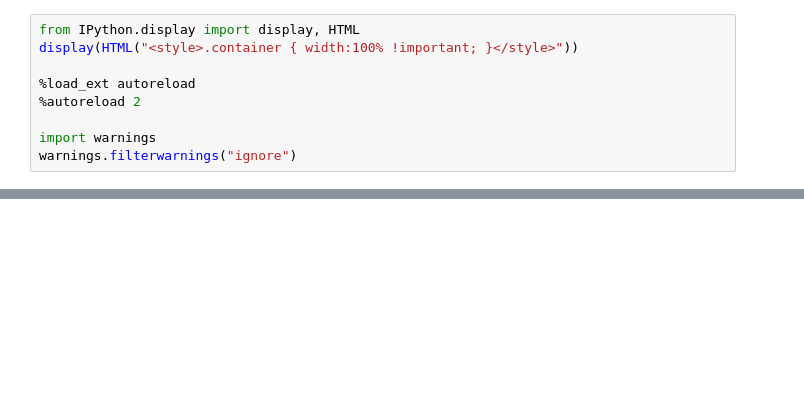
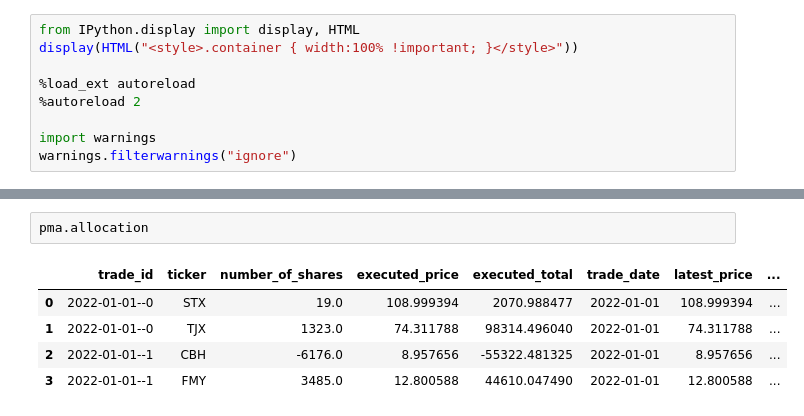
Before and after one commit to kevinyeungkevinyeung/factor_based_pairs_trading, a Jupyter notebook: main.ipynb, the cells around one changed output, grey strips where cells are left out. Cells and saved outputs as stored; diff of their text form; blank space fills up the shorter version.

```diff
--- a/main.ipynb
+++ b/main.ipynb
@@ -109,0 +109,8 @@ initial_investment / len(pairs_trade.pairs)
+# %%
+pma.allocation
+# %% [output]
+|  | trade_id | ticker | number_of_shares | executed_price | executed_total | trade_date | latest_price | ... |
+| 0 | 2022-01-01--0 | STX | 19.0 | 108.999394 | 2070.988477 | 2022-01-01 | 108.999394 | ... |
+| 1 | 2022-01-01--0 | TJX | 1323.0 | 74.311788 | 98314.496040 | 2022-01-01 | 74.311788 | ... |
+| 2 | 2022-01-01--1 | CBH | -6176.0 | 8.957656 | -55322.481325 | 2022-01-01 | 8.957656 | ... |
+| 3 | 2022-01-01--1 | FMY | 3485.0 | 12.800588 | 44610.047490 | 2022-01-01 | 12.800588 | ... |
```
Also changed, not shown: parts of 9 cells of this notebook, 8 other files.
